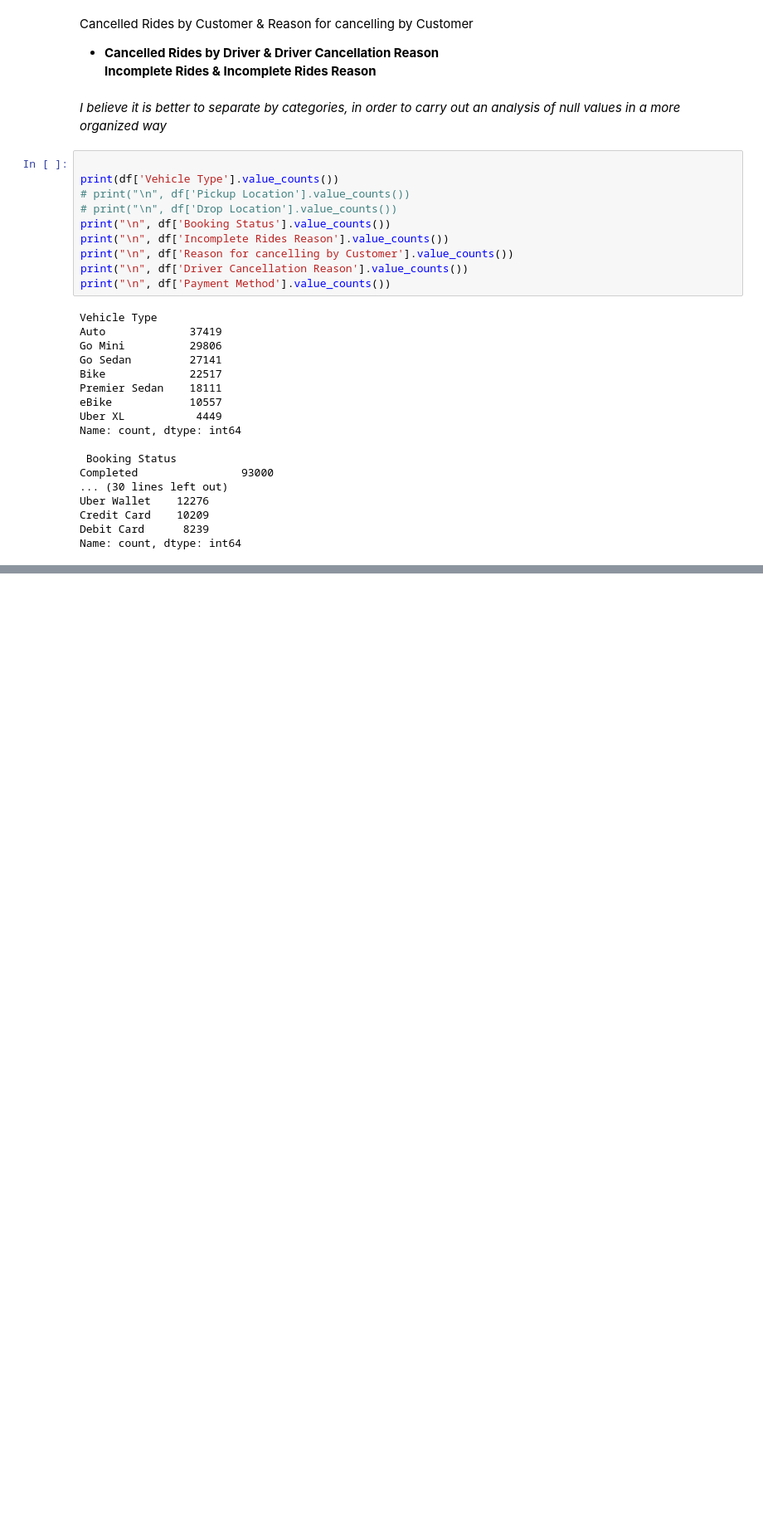
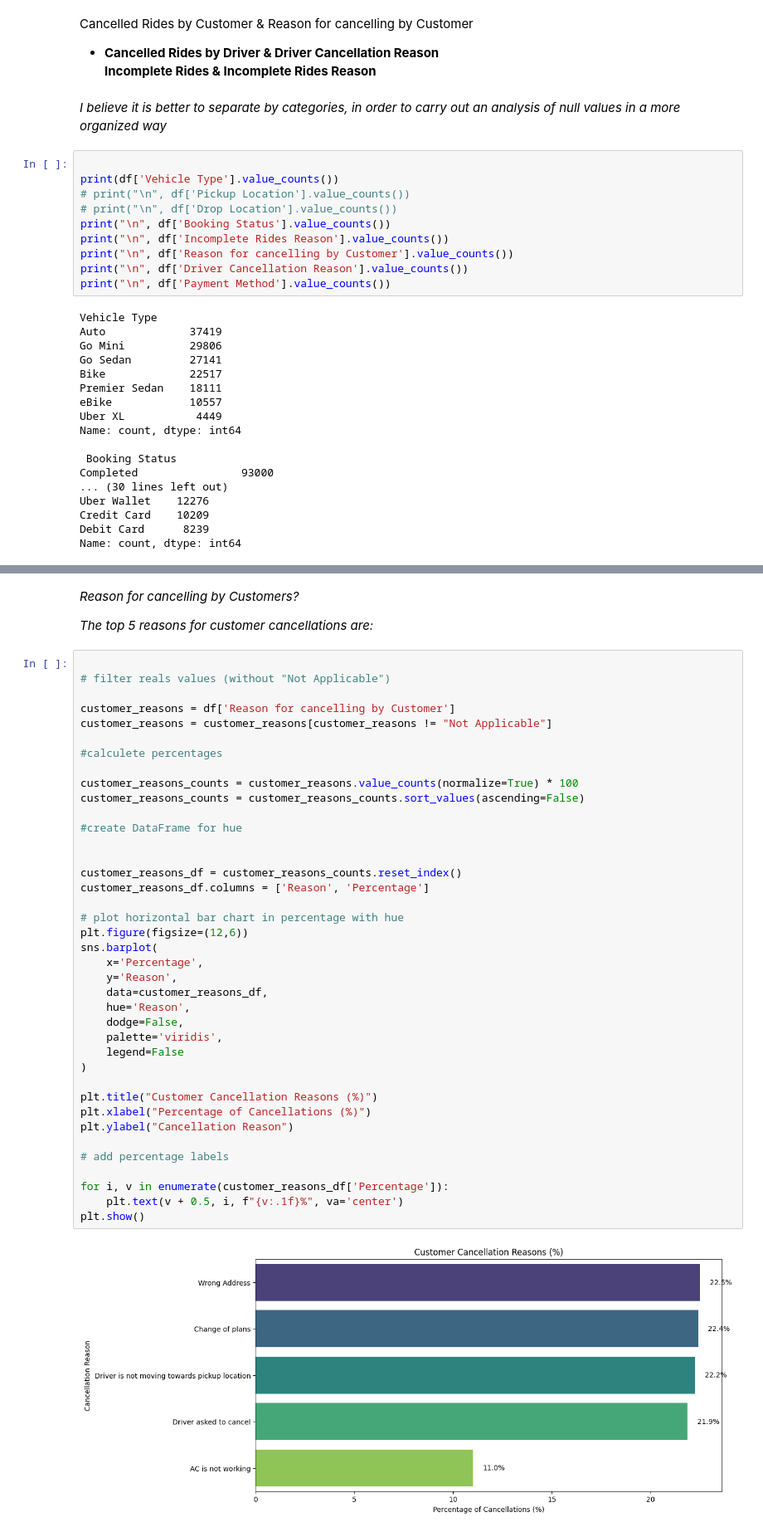
Before and after one commit to Letieri1008/Uber-Data-Analytics-, a Jupyter notebook: dataset/jupyterlab.ipynb, the cells around one changed output, grey strips where cells are left out. Shown: that part at 83% size. Saved outputs shown, nothing was run; the diff lists cells and outputs as text; blank space fills up the shorter version.

```diff
--- a/dataset/jupyterlab.ipynb
+++ b/dataset/jupyterlab.ipynb
@@ -212,0 +313,45 @@ dtype: int64
+# %% [markdown]
+*Reason for cancelling by Customers?*
+
+*The top 5 reasons for customer cancellations are:*
+# %%
+
+# filter reals values (without "Not Applicable")
+
+customer_reasons = df['Reason for cancelling by Customer']
+customer_reasons = customer_reasons[customer_reasons != "Not Applicable"]
+
+#calculete percentages
+
+customer_reasons_counts = customer_reasons.value_counts(normalize=True) * 100
+customer_reasons_counts = customer_reasons_counts.sort_values(ascending=False)
+
+#create DataFrame for hue
+
+
+customer_reasons_df = customer_reasons_counts.reset_index()
+customer_reasons_df.columns = ['Reason', 'Percentage']
+
+# plot horizontal bar chart in percentage with hue
+plt.figure(figsize=(12,6))
+sns.barplot(
+    x='Percentage',
+    y='Reason',
+    data=customer_reasons_df,
+    hue='Reason',
+    dodge=False,
+    palette='viridis',
+    legend=False
+)
+
+plt.title("Customer Cancellation Reasons (%)")
+plt.xlabel("Percentage of Cancellations (%)")
+plt.ylabel("Cancellation Reason")
+
+# add percentage labels
+
+for i, v in enumerate(customer_reasons_df['Percentage']):
+    plt.text(v + 0.5, i, f"{v:.1f}%", va='center')
+plt.show()
+# %% [output]
+[figure, added]
```
Also changed, not shown: parts of 13 cells of this notebook.
